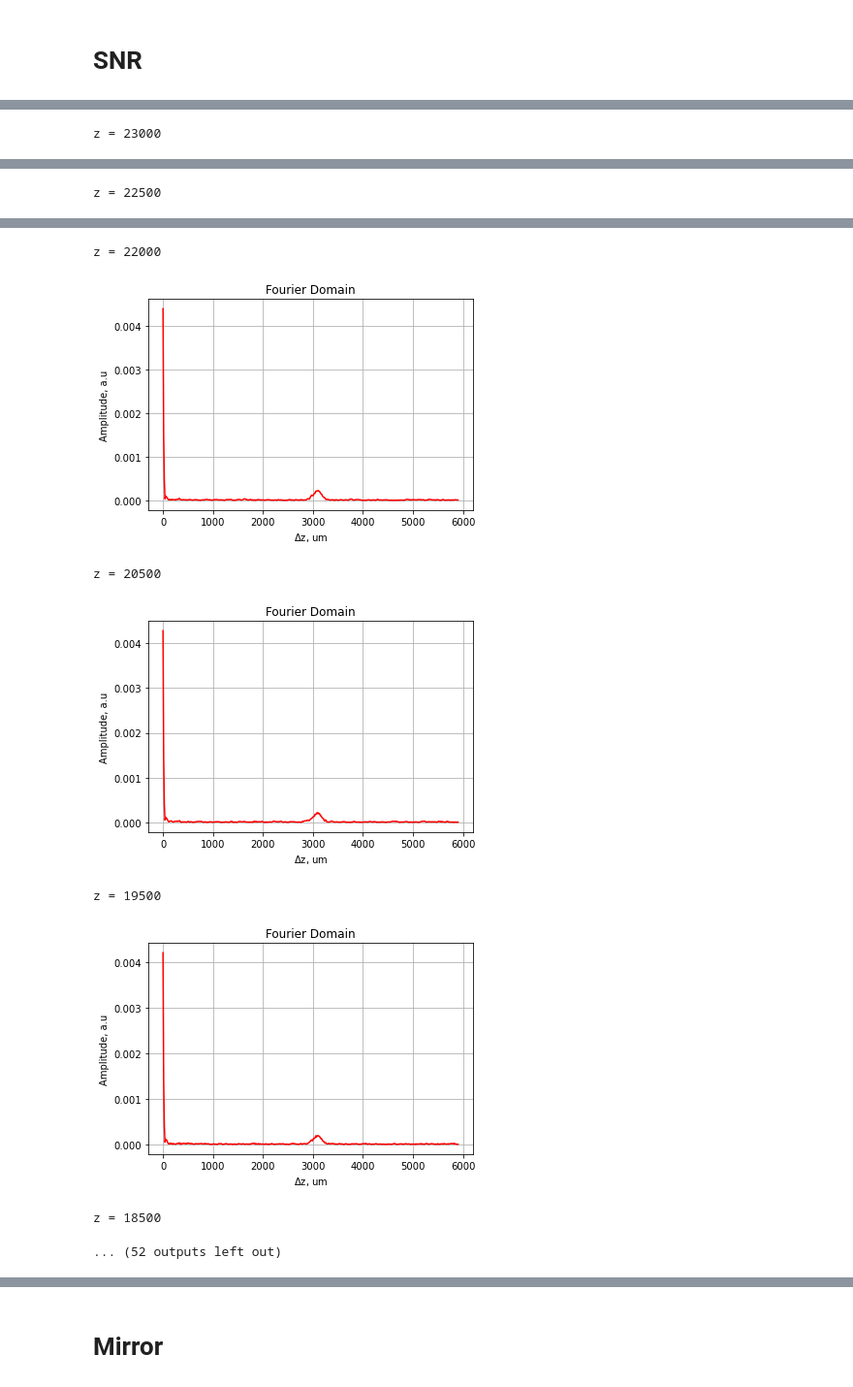
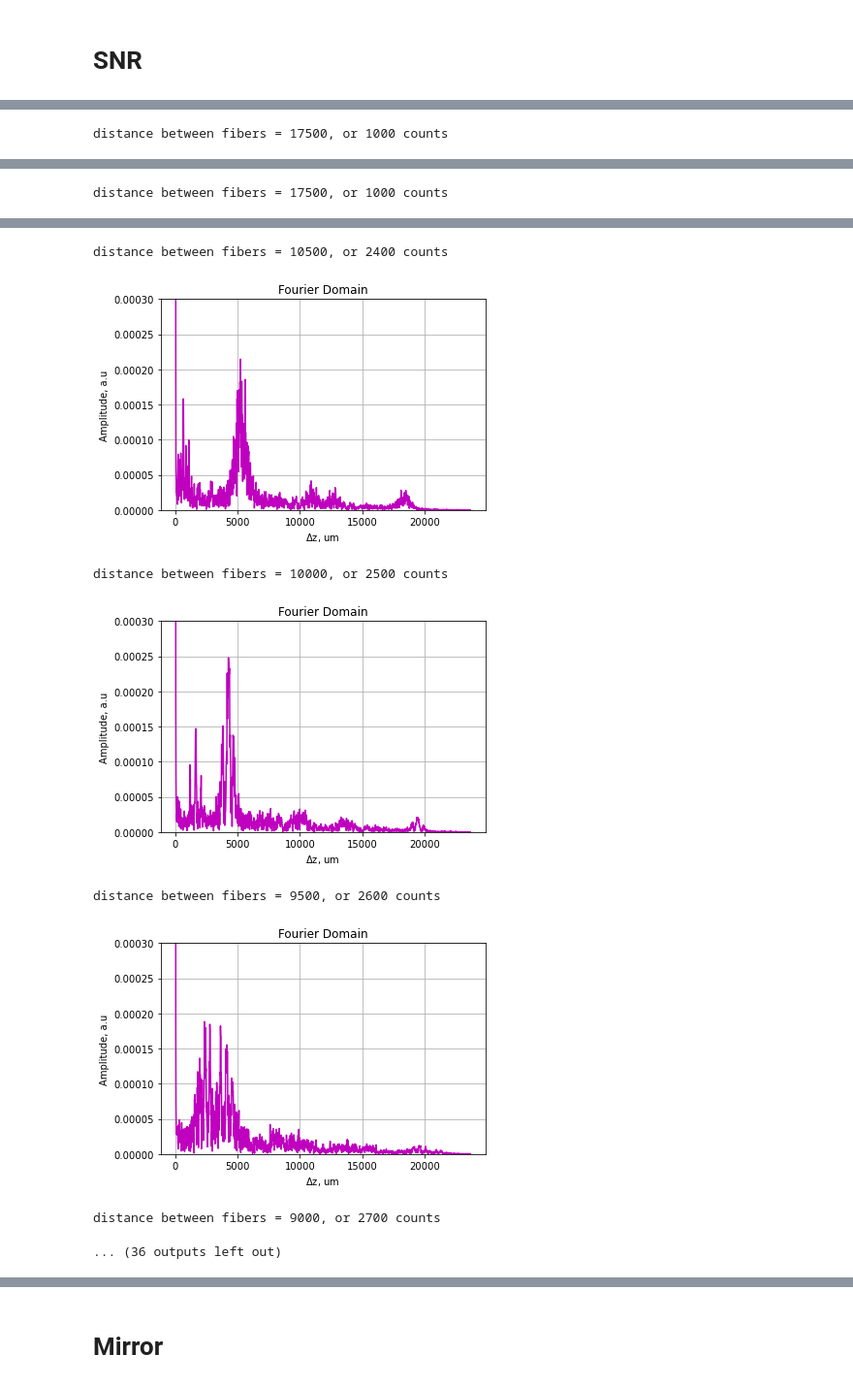
Before and after one commit to ya-stanu-hokage/OCT, a Jupyter notebook: OCT_func.ipynb, the cells around one changed output, grey strips where cells are left out. Shown at 97% size. Drawn from its saved outputs; the diff is of its cells as text; code cells hidden in the pictures.

```diff
--- a/OCT_func.ipynb
+++ b/OCT_func.ipynb
@@ -70,10 +70,11 @@ def fourier(wavelength_mas, spectr_initial, spectr_new, wo_noise1, wo_noise2, ou
     ###############################################
 
 
-    plt.plot(xdf, yf_abs, '-r')
+    plt.plot(xdf, yf_abs, '-m')
     plt.title('Fourier Domain')
     plt.xlabel('$\Delta$z, um')
     plt.ylabel('Amplitude, a.u')
+    plt.ylim([0, 0.0003])
     plt.grid()
     plt.show()
     if out == 1:
@@ -132,21 +133,23 @@ fourier(wl, s_01, s_int_1, 2800, 4000)
 # %%
 #unpack files
 import os
-path = "C:/Users/User/Documents/Python/21.03 glass/"
+path = "C:/Users/User/Documents/Python/28.03. mirror/"
 for root, dirs, files in os.walk(path):
     continue
 # %%
 #initial spectrum
+#1000_no sample_2023_03_28_17_42_48.dat
+#spectrum_with_ampl_2023_03_14_14_17_16.dat
+a = 4 #EXTRA RESOLUTION
 wl, sp_init = read_spectr('spectrum_with_ampl_2023_03_14_14_17_16.dat')
+sp_init = interpolate(sp_init, a)
+wl = interpolate(wl, a)
 # %%
 #interference
 for name in files:
     sp = read_spectr(path+name, out_wl=0)
+    sp = interpolate(sp, int(a/2))
     distance = int(name[:4])
-    fourier(wl, sp_init, sp, 50, 950, out = 0)
-    print('z =', 22500 - distance*5)
-#     plt.plot(wl, sp/sp_init)
-#     plt.grid()
-#     plt.title(f'{distance}')
-#     plt.show()
+    fourier(wl, sp_init, sp, int(len(wl)*1/8), int(len(wl)*7/8), out = 0)
+    print(f'distance between fibers = {22500 - distance*5}, or {distance} counts')
 # %% [output]
@@ -154 +157 @@ for name in files:
-z = 23000
+distance between fibers = 17500, or 1000 counts
@@ -156 +159 @@ z = 23000
-z = 22500
+distance between fibers = 17500, or 1000 counts
@@ -158,8 +161,8 @@ z = 22500
-z = 22000
+distance between fibers = 10500, or 2400 counts
-[figure, old version]
+[figure, new version]
-z = 20500
+distance between fibers = 10000, or 2500 counts
-[figure, old version]
+[figure, new version]
-z = 19500
+distance between fibers = 9500, or 2600 counts
-[figure, old version]
+[figure, new version]
-z = 18500
+distance between fibers = 9000, or 2700 counts
-... (52 outputs left out)
+... (36 outputs left out)
```
Also changed, not shown: parts of 4 cells of this notebook.
